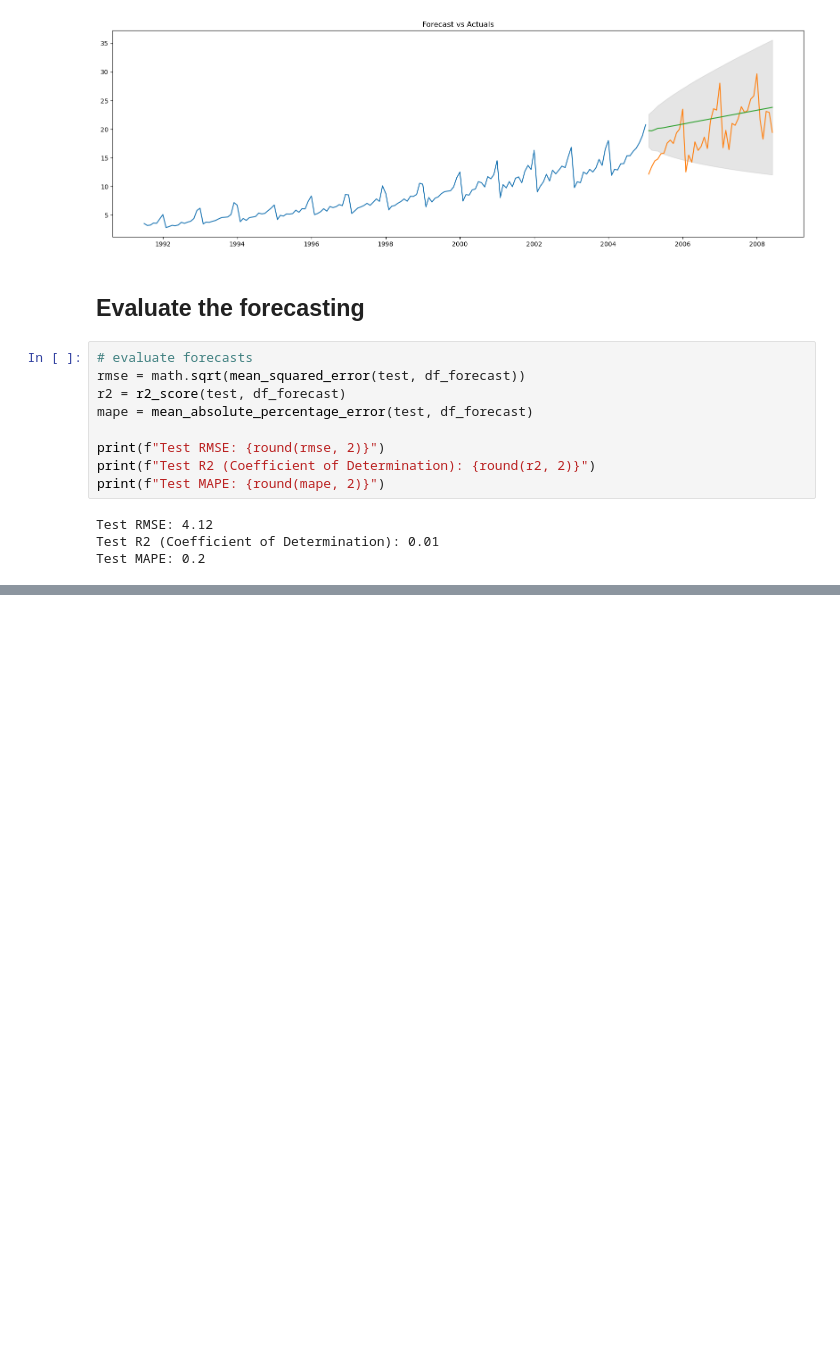
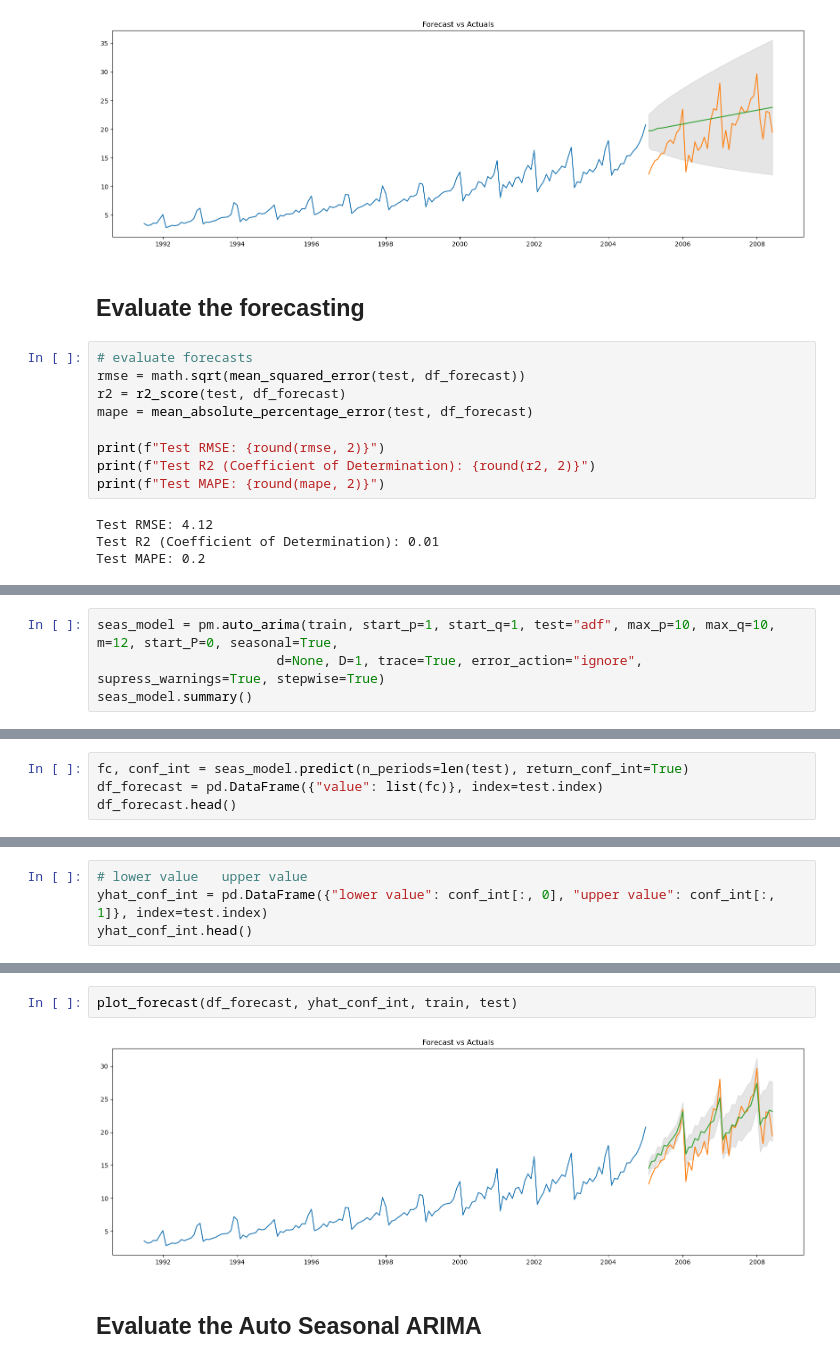
Before and after one commit to neemiasbsilva/datascience-portfolio, a Jupyter notebook: forecasting/notebooks/02_NBS_arima_model.ipynb, the cells around one changed output, grey strips where cells are left out. Drawn from its saved outputs; the diff is of its cells as text; blank space fills up the shorter version.

```diff
--- a/forecasting/notebooks/02_NBS_arima_model.ipynb
+++ b/forecasting/notebooks/02_NBS_arima_model.ipynb
@@ -390,0 +496,4 @@ Test MAPE: 0.2
+# %%
+seas_model = pm.auto_arima(train, start_p=1, start_q=1, test="adf", max_p=10, max_q=10, m=12, start_P=0, seasonal=True,
+                       d=None, D=1, trace=True, error_action="ignore", supress_warnings=True, stepwise=True)
+seas_model.summary()
@@ -390,0 +540,4 @@ Test MAPE: 0.2
+# %%
+fc, conf_int = seas_model.predict(n_periods=len(test), return_conf_int=True)
+df_forecast = pd.DataFrame({"value": list(fc)}, index=test.index)
+df_forecast.head()
@@ -390,0 +551,4 @@ Test MAPE: 0.2
+# %%
+# lower value	upper value
+yhat_conf_int = pd.DataFrame({"lower value": conf_int[:, 0], "upper value": conf_int[:, 1]}, index=test.index)
+yhat_conf_int.head()
@@ -390,0 +562,6 @@ Test MAPE: 0.2
+# %%
+plot_forecast(df_forecast, yhat_conf_int, train, test)
+# %% [output]
+[figure, added]
+# %% [markdown]
+## Evaluate the Auto Seasonal ARIMA
```
Also changed, not shown: parts of 24 cells of this notebook.
